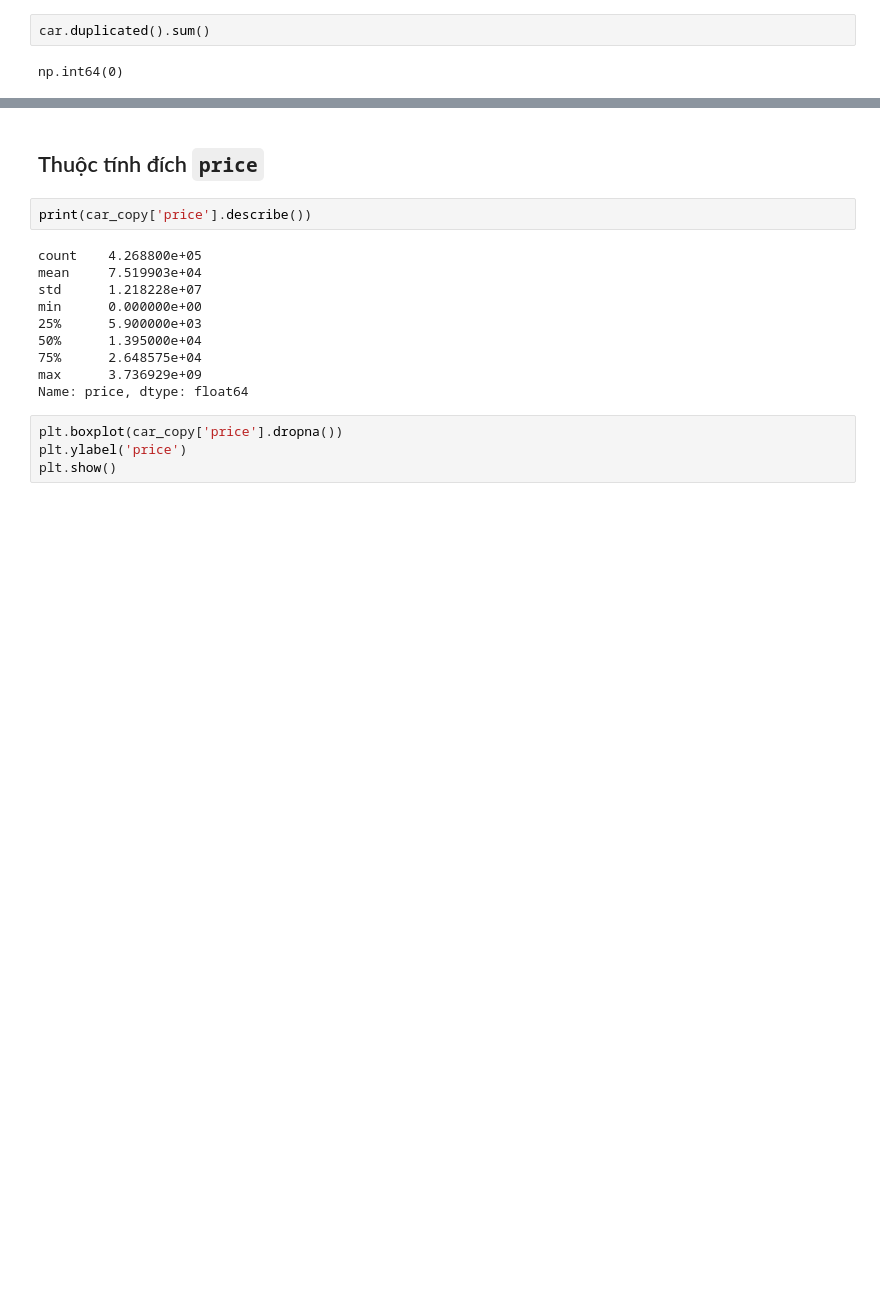
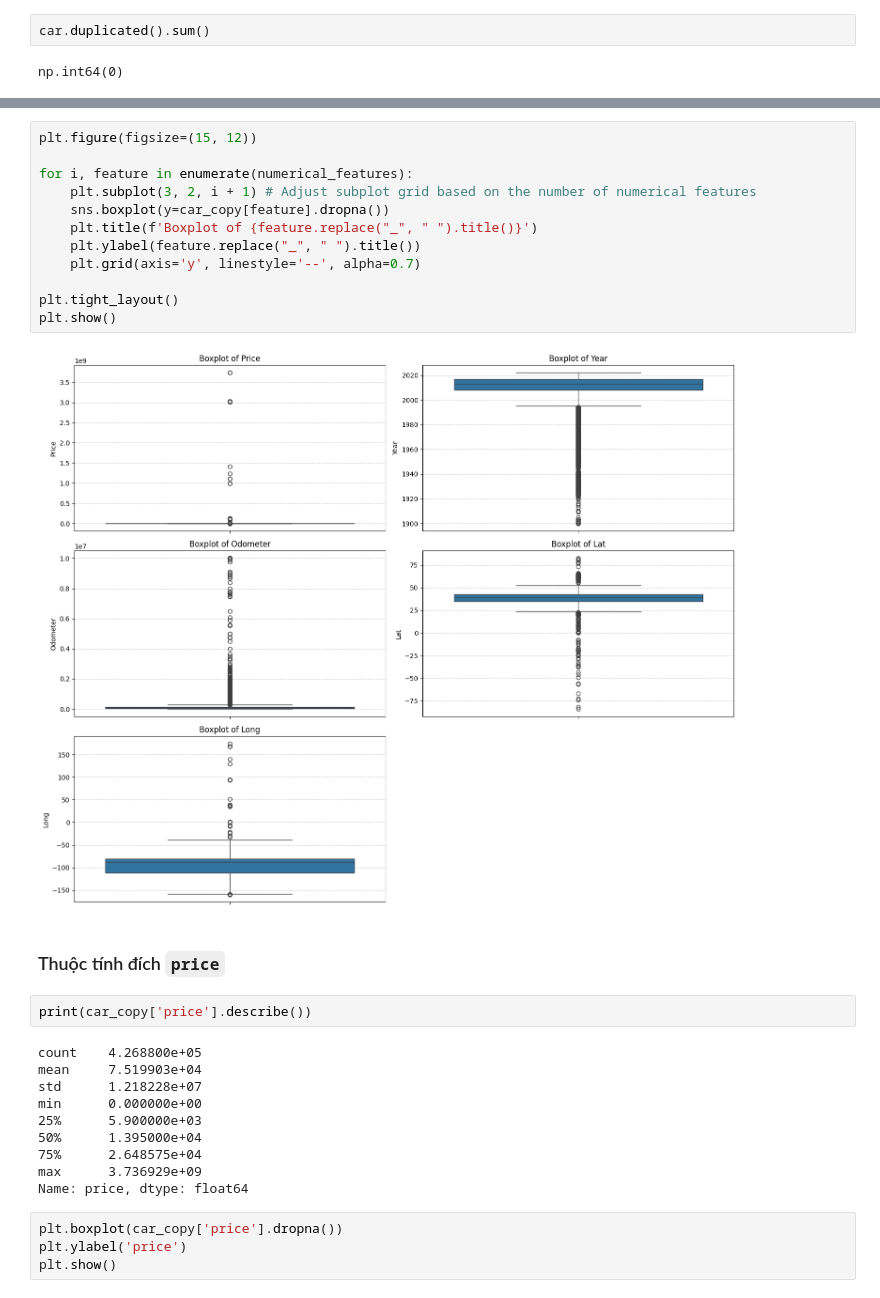
Before and after one commit to huyentranq/Car-Price-Prediction-ML, a Jupyter notebook: notebooks/EDA_explore data.ipynb, the cells around one changed output, grey strips where cells are left out. Drawn from its saved outputs; the diff is of its cells as text; blank space fills up the shorter version.

```diff
--- a/notebooks/EDA_explore data.ipynb
+++ b/notebooks/EDA_explore data.ipynb
@@ -174,5 +167,19 @@ numerical_data.describe()
+# %%
+plt.figure(figsize=(15, 12))
+
+for i, feature in enumerate(numerical_features):
+    plt.subplot(3, 2, i + 1) # Adjust subplot grid based on the number of numerical features
+    sns.boxplot(y=car_copy[feature].dropna())
+    plt.title(f'Boxplot of {feature.replace("_", " ").title()}')
+    plt.ylabel(feature.replace("_", " ").title())
+    plt.grid(axis='y', linestyle='--', alpha=0.7)
+
+plt.tight_layout()
+plt.show()
+# %% [output]
+[figure, added]
 # %% [markdown]
-## Thuộc tính đích `price`
+### Thuộc tính đích `price`
 # %%
 print(car_copy['price'].describe())
 # %% [output]
```
Also changed, not shown: parts of 65 cells of this notebook, 4 other files.
